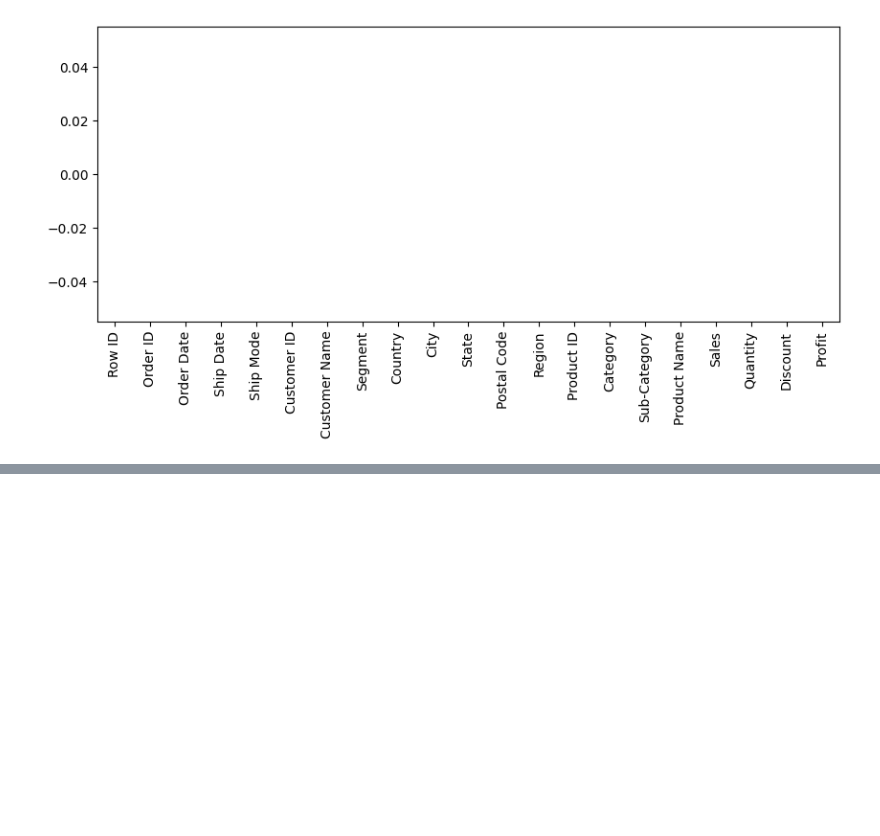
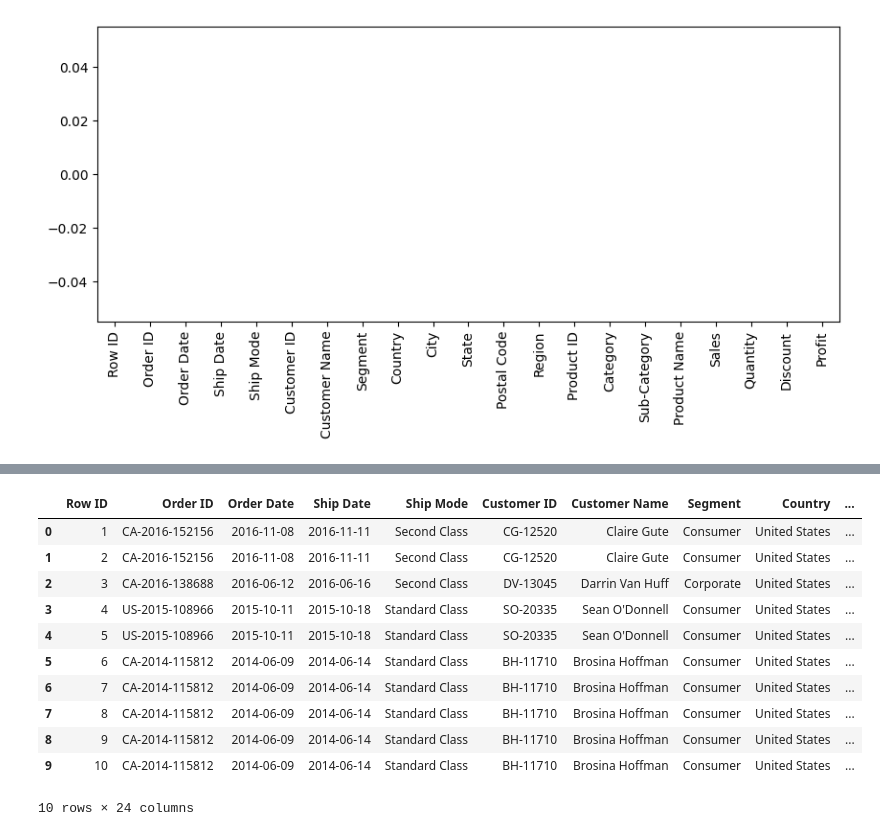
Before and after one commit to Vanshaj14Mohan/E-Commerce-Data-Analysis, a Jupyter notebook: Files/main.ipynb, the cells around one changed output, grey strips where cells are left out. Drawn from its saved outputs; the diff is of its cells as text; code cells hidden in the pictures; blank space fills up the shorter version.

```diff
--- a/Files/main.ipynb
+++ b/Files/main.ipynb
@@ -76,0 +109,3 @@ df.isnull().sum().plot(kind="bar", figsize=(10,4))
+# %%
+df["Order Date"] = pd.to_datetime(df["Order Date"])
+df["Ship Date"] = pd.to_datetime(df["Ship Date"])
@@ -76,0 +139,20 @@ df.isnull().sum().plot(kind="bar", figsize=(10,4))
+# %%
+#Creating three new columns for weekly, monthy and yearly sales record
+df["Order Month"] = df["Order Date"].dt.month
+df["Order Year"] = df["Order Date"].dt.year
+df["Order Day of week"] = df["Order Date"].dt.dayofweek
+# %%
+df.head(10)
+# %% [output]
+|  | Row ID | Order ID | Order Date | Ship Date | Ship Mode | Customer ID | Customer Name | Segment | Country | ... |
+| 0 | 1 | CA-2016-152156 | 2016-11-08 | 2016-11-11 | Second Class | CG-12520 | Claire Gute | Consumer | United States | ... |
+| 1 | 2 | CA-2016-152156 | 2016-11-08 | 2016-11-11 | Second Class | CG-12520 | Claire Gute | Consumer | United States | ... |
+| 2 | 3 | CA-2016-138688 | 2016-06-12 | 2016-06-16 | Second Class | DV-13045 | Darrin Van Huff | Corporate | United States | ... |
+| 3 | 4 | US-2015-108966 | 2015-10-11 | 2015-10-18 | Standard Class | SO-20335 | Sean O'Donnell | Consumer | United States | ... |
+| 4 | 5 | US-2015-108966 | 2015-10-11 | 2015-10-18 | Standard Class | SO-20335 | Sean O'Donnell | Consumer | United States | ... |
+| 5 | 6 | CA-2014-115812 | 2014-06-09 | 2014-06-14 | Standard Class | BH-11710 | Brosina Hoffman | Consumer | United States | ... |
+| 6 | 7 | CA-2014-115812 | 2014-06-09 | 2014-06-14 | Standard Class | BH-11710 | Brosina Hoffman | Consumer | United States | ... |
+| 7 | 8 | CA-2014-115812 | 2014-06-09 | 2014-06-14 | Standard Class | BH-11710 | Brosina Hoffman | Consumer | United States | ... |
+| 8 | 9 | CA-2014-115812 | 2014-06-09 | 2014-06-14 | Standard Class | BH-11710 | Brosina Hoffman | Consumer | United States | ... |
+| 9 | 10 | CA-2014-115812 | 2014-06-09 | 2014-06-14 | Standard Class | BH-11710 | Brosina Hoffman | Consumer | United States | ... |
+10 rows × 24 columns
```
Also changed, not shown: parts of 5 cells of this notebook.
